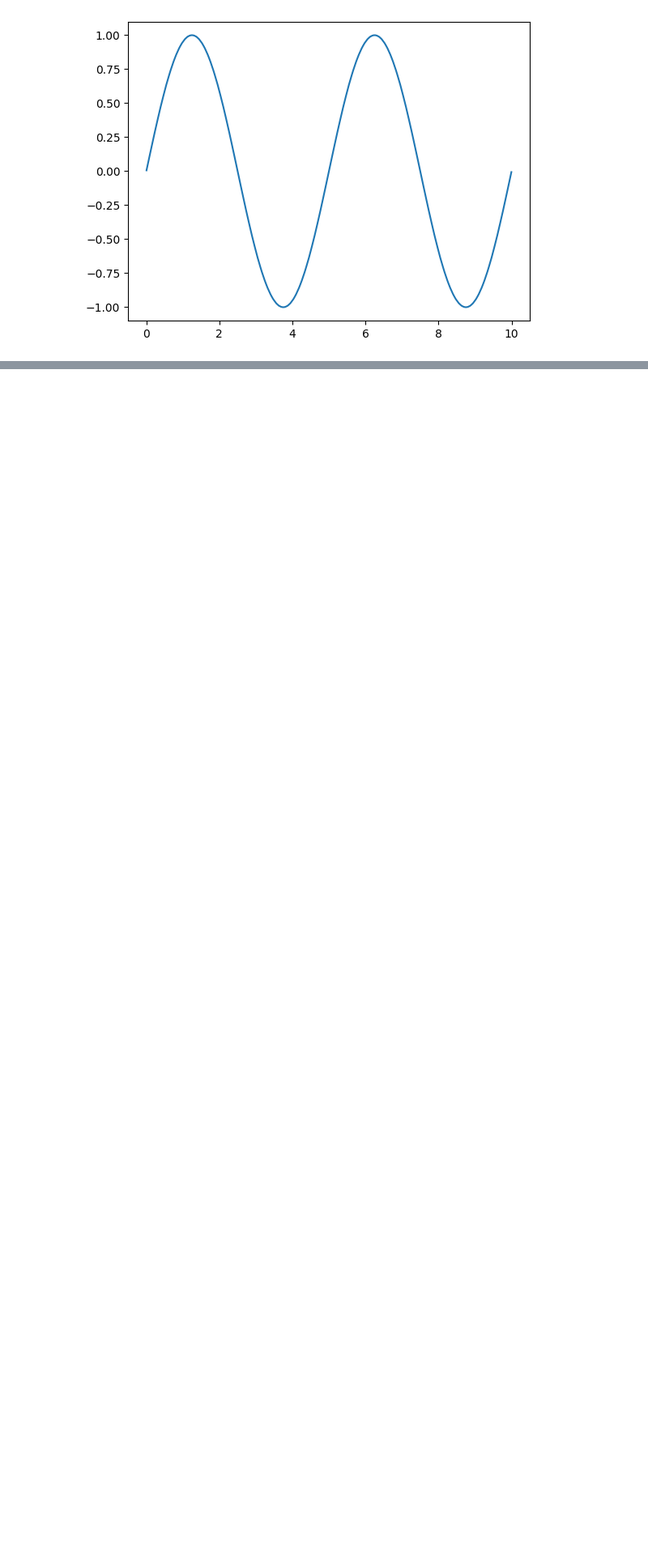
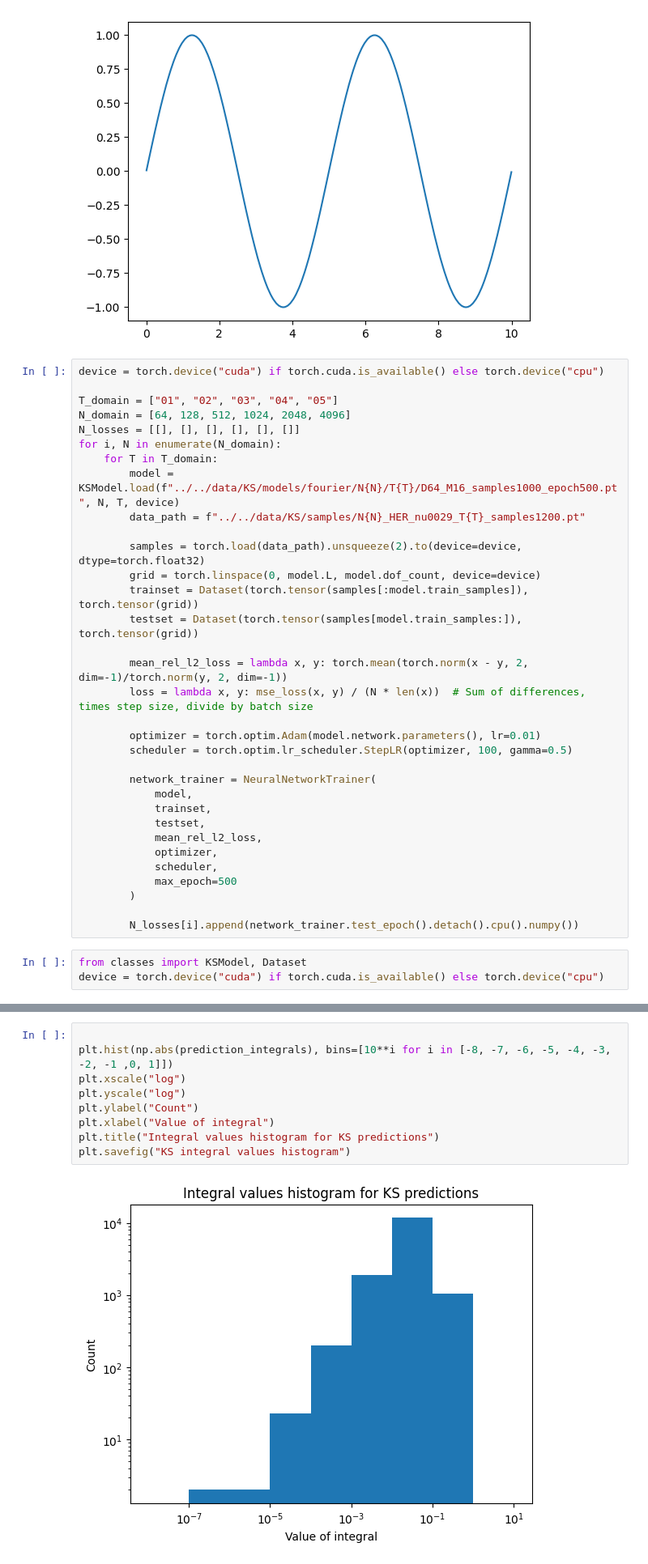
Before and after one commit to nadav7679/fem_neural_operator, a Jupyter notebook: fem_neural_operator/analysis/KS/test_KS.ipynb, the cells around one changed output, grey strips where cells are left out. Shown: that part at 81% size. Drawn from its saved outputs; the diff is of its cells as text; blank space fills up the shorter version.

```diff
--- a/fem_neural_operator/analysis/KS/test_KS.ipynb
+++ b/fem_neural_operator/analysis/KS/test_KS.ipynb
@@ -505,3 +505,39 @@ plot(Function(fs_out).project(func))
 # %% [output]
 [<firedrake.pyplot.mpl._FiredrakeFunctionPath at 0x...>]
 [figure]
+# %%
+device = torch.device("cuda") if torch.cuda.is_available() else torch.device("cpu")
+
+T_domain = ["01", "02", "03", "04", "05"]
+N_domain = [64, 128, 512, 1024, 2048, 4096]
+N_losses = [[], [], [], [], [], []]
+for i, N in enumerate(N_domain):
+    for T in T_domain:
+        model = KSModel.load(f"../../data/KS/models/fourier/N{N}/T{T}/D64_M16_samples1000_epoch500.pt", N, T, device)
+        data_path = f"../../data/KS/samples/N{N}_HER_nu0029_T{T}_samples1200.pt"
+
+        samples = torch.load(data_path).unsqueeze(2).to(device=device, dtype=torch.float32)
+        grid = torch.linspace(0, model.L, model.dof_count, device=device)
+        trainset = Dataset(torch.tensor(samples[:model.train_samples]), torch.tensor(grid))
+        testset = Dataset(torch.tensor(samples[model.train_samples:]), torch.tensor(grid))
+
+        mean_rel_l2_loss = lambda x, y: torch.mean(torch.norm(x - y, 2, dim=-1)/torch.norm(y, 2, dim=-1))
+        loss = lambda x, y: mse_loss(x, y) / (N * len(x))  # Sum of differences, times step size, divide by batch size
+
+        optimizer = torch.optim.Adam(model.network.parameters(), lr=0.01)
+        scheduler = torch.optim.lr_scheduler.StepLR(optimizer, 100, gamma=0.5)
+
+        network_trainer = NeuralNetworkTrainer(
+            model,
+            trainset,
+            testset,
+            mean_rel_l2_loss,
+            optimizer,
+            scheduler,
+            max_epoch=500
+        )
+
+        N_losses[i].append(network_trainer.test_epoch().detach().cpu().numpy())
+# %%
+from classes import KSModel, Dataset
+device = torch.device("cuda") if torch.cuda.is_available() else torch.device("cpu")
@@ -507,0 +586,11 @@ plot(Function(fs_out).project(func))
+# %%
+
+plt.hist(np.abs(prediction_integrals), bins=[10**i for i in [-8, -7, -6, -5, -4, -3, -2, -1 ,0, 1]])
+plt.xscale("log")
+plt.yscale("log")
+plt.ylabel("Count")
+plt.xlabel("Value of integral")
+plt.title("Integral values histogram for KS predictions")
+plt.savefig("KS integral values histogram")
+# %% [output]
+[figure, added]
```
Also changed, not shown: parts of 20 cells of this notebook, 6 other files.
